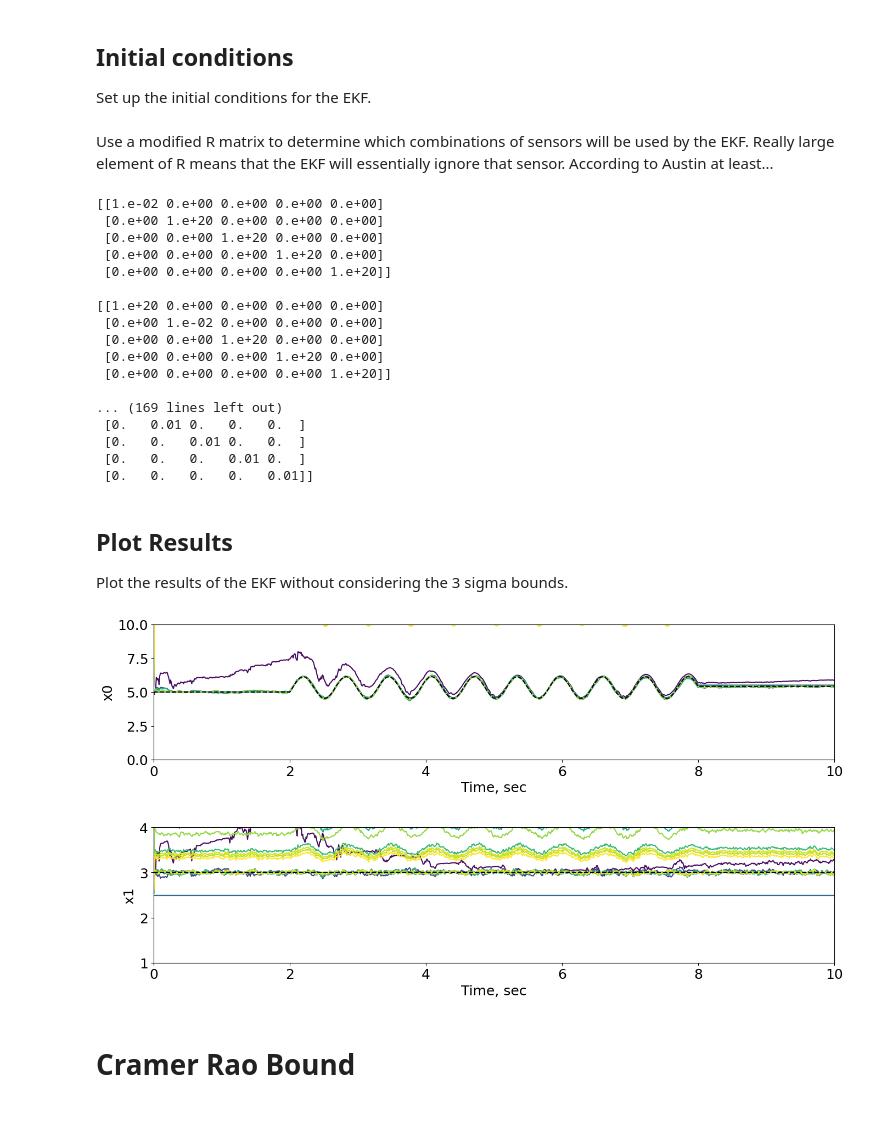
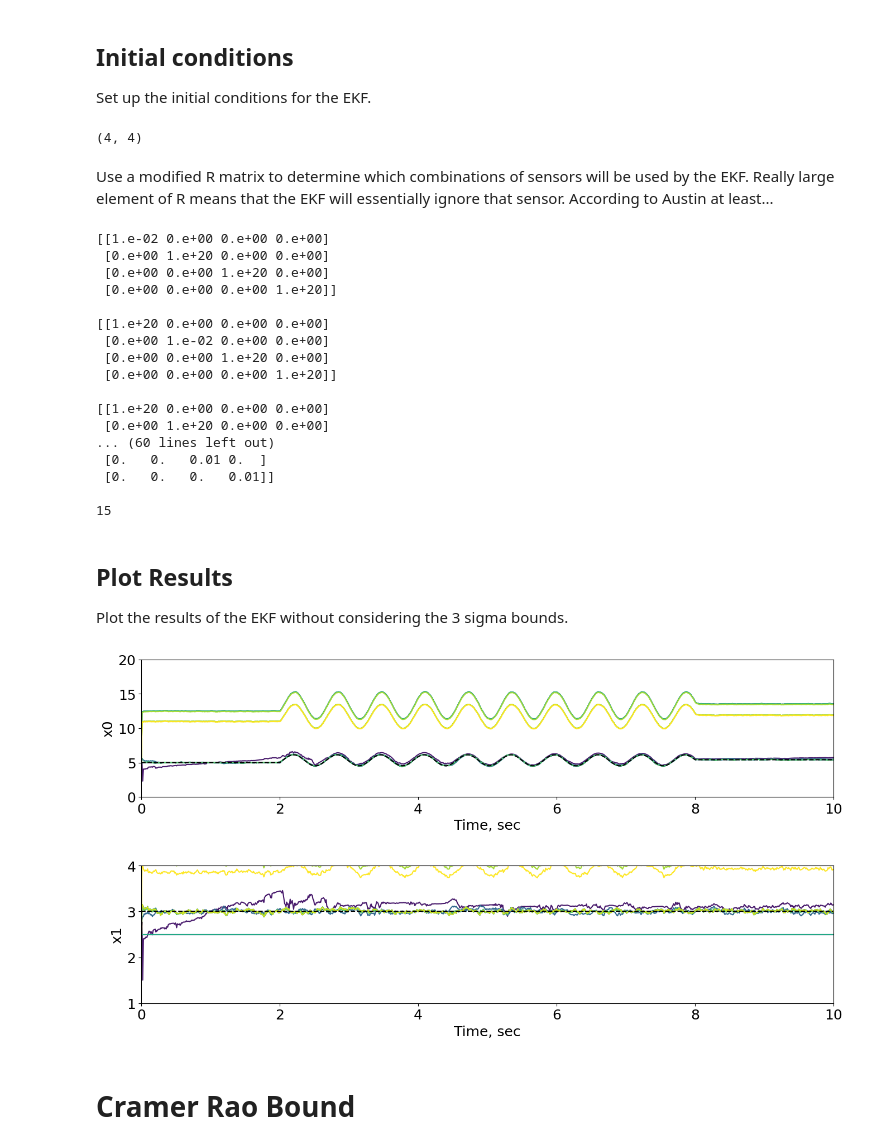
Before and after one commit to jadenmecham/First-Project, a Jupyter notebook: 4 - Nonlinear Camera/5C_EKF_UKF_monocamera_corrected.ipynb, the cells around one changed output. Drawn from its saved outputs; the diff is of its cells as text; code cells hidden in the pictures; blank space fills up the shorter version.

```diff
--- a/4 - Nonlinear Camera/5C_EKF_UKF_monocamera_corrected.ipynb
+++ b/4 - Nonlinear Camera/5C_EKF_UKF_monocamera_corrected.ipynb
@@ -137,10 +135,13 @@ x0 = np.array([[5], [2.5]])
 P0 = 1000000*np.eye(2)
 
 # Noise defined by measurement noise
-R = sys.std**2*np.eye(5)
+R = sys.std**2*np.eye(len(Y))
+print(R.shape)
 
 # Fairly accurate model
 Q = 5e-4*np.eye(2)
+# %% [output]
+(4, 4)
 # %%
 #!pip install git+https://github.com/florisvb/pyEKF.git
 # %%
@@ -160,7 +161,7 @@ def h_d(X, U):
     g, d = np.ravel(X)
     u, = np.ravel(U)
     # define the sensors that I will be giving the EKF
-    sensors = [np.array( [g/d] ), np.array(g), np.array(d), np.array(2*g), np.array(2*d)]
+    sensors = [np.array( [g/d] ), np.array(g), np.array(d), np.array(2*g)]
     y = np.atleast_2d(np.hstack(sensors)).T
     return y
 # %% [markdown]
@@ -168,7 +169,7 @@ Use a modified R matrix to determine which combinations of sensors will be used
 # %%
 import itertools
 
-numbers = [0, 1, 2, 3, 4]
+numbers = [0, 1, 2, 3]
 all_combinations = []
 
 # Generate combinations of length 1 to 5
@@ -178,12 +179,12 @@ for r in range(1, len(numbers) + 1):
 
 R_modified = []
 
-for r in range(1, 6):
-    for combo in itertools.combinations(range(5), r):
+for r in range(1, 5):
+    for combo in itertools.combinations(range(4), r):
         matrix = R.copy()
 
         # Set large number for diagonals NOT in the combo
-        for i in range(5):
+        for i in range(4):
             if i not in combo:
                 matrix[i, i] = 1e20
 
@@ -193,24 +194,25 @@ for r in range(1, 6):
 for i in range(len(R_modified)):
     print(R_modified[i])
     print()
+print(len(R_modified))
 # %% [output]
-[[1.e-02 0.e+00 0.e+00 0.e+00 0.e+00]
- [0.e+00 1.e+20 0.e+00 0.e+00 0.e+00]
- [0.e+00 0.e+00 1.e+20 0.e+00 0.e+00]
- [0.e+00 0.e+00 0.e+00 1.e+20 0.e+00]
- [0.e+00 0.e+00 0.e+00 0.e+00 1.e+20]]
+[[1.e-02 0.e+00 0.e+00 0.e+00]
+ [0.e+00 1.e+20 0.e+00 0.e+00]
+ [0.e+00 0.e+00 1.e+20 0.e+00]
+ [0.e+00 0.e+00 0.e+00 1.e+20]]
 
-[[1.e+20 0.e+00 0.e+00 0.e+00 0.e+00]
- [0.e+00 1.e-02 0.e+00 0.e+00 0.e+00]
- [0.e+00 0.e+00 1.e+20 0.e+00 0.e+00]
- [0.e+00 0.e+00 0.e+00 1.e+20 0.e+00]
- [0.e+00 0.e+00 0.e+00 0.e+00 1.e+20]]
+[[1.e+20 0.e+00 0.e+00 0.e+00]
+ [0.e+00 1.e-02 0.e+00 0.e+00]
+ [0.e+00 0.e+00 1.e+20 0.e+00]
+ [0.e+00 0.e+00 0.e+00 1.e+20]]
 
-... (169 lines left out)
- [0.   0.01 0.   0.   0.  ]
- [0.   0.   0.01 0.   0.  ]
- [0.   0.   0.   0.01 0.  ]
- [0.   0.   0.   0.   0.01]]
+[[1.e+20 0.e+00 0.e+00 0.e+00]
+ [0.e+00 1.e+20 0.e+00 0.e+00]
+... (60 lines left out)
+ [0.   0.   0.01 0.  ]
+ [0.   0.   0.   0.01]]
+
+15
 # %%
 import pandas as pd
 
@@ -241,35 +244,35 @@ fig.subplots_adjust(hspace=0.5)
 # plot all 31 estimates of x0
 
 # define a color map for the lines
 cmap = plt.get_cmap('viridis', len(R_modified)+1)
 
 for i in range(len(R_modified)):
     axs[0].plot(tsim, results[i]['x0_hat'], label=f'Estimate x0 {i+1}', color=cmap(i+1))
 axs[0].set_xlabel('Time, sec')
 axs[0].set_ylabel('x0')
-axs[0].set_ylim([0, 10])
+axs[0].set_ylim([0, 20])
 axs[0].set_xlim([0, 10])
 # Plot x0 on the first subplot as a dashed line onm top of all other lines
 axs[0].plot(tsim, X[0, :], label='True x0', linestyle='--', color='black')
 
 # legend
 # axs[0].legend(loc='upper right', fontsize=8)
 
 # plot all 31 estimates of x1
 for i in range(len(R_modified)):
     axs[1].plot(tsim, results[i]['x1_hat'], label=f'Estimate x1 {i+1}', color=cmap(i+1))
 axs[1].set_xlabel('Time, sec')
 axs[1].set_ylabel('x1')
 axs[1].set_ylim([1, 4])
 axs[1].set_xlim([0, 10])
 # Plot x1 on the second subplot
 axs[1].plot(tsim, X[1, :], label='True x1', linestyle='--', color='black')
 # legend
 # axs[1].legend(loc='upper right', fontsize=8)
 
 plt.show()
 # %% [output]
-[figure, old version]
+[figure, new version]
 # %% [markdown]
 # Cramer Rao Bound
 # %% [markdown]
```
Also changed, not shown: parts of 12 cells of this notebook.
